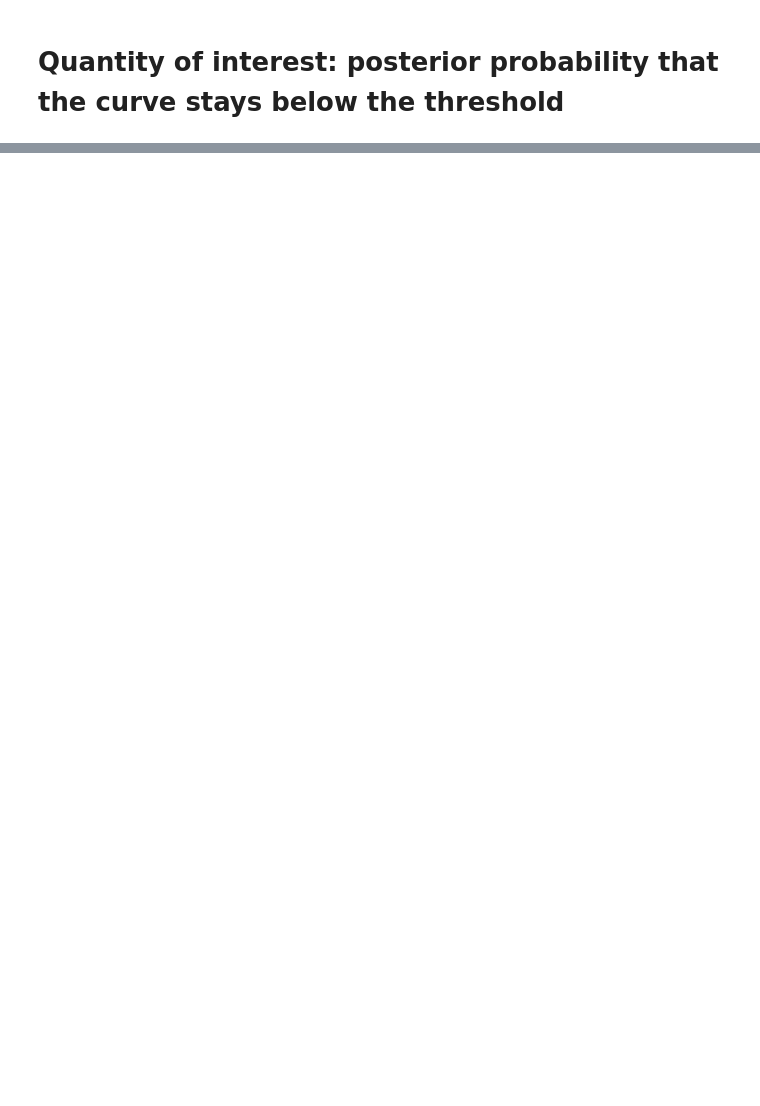
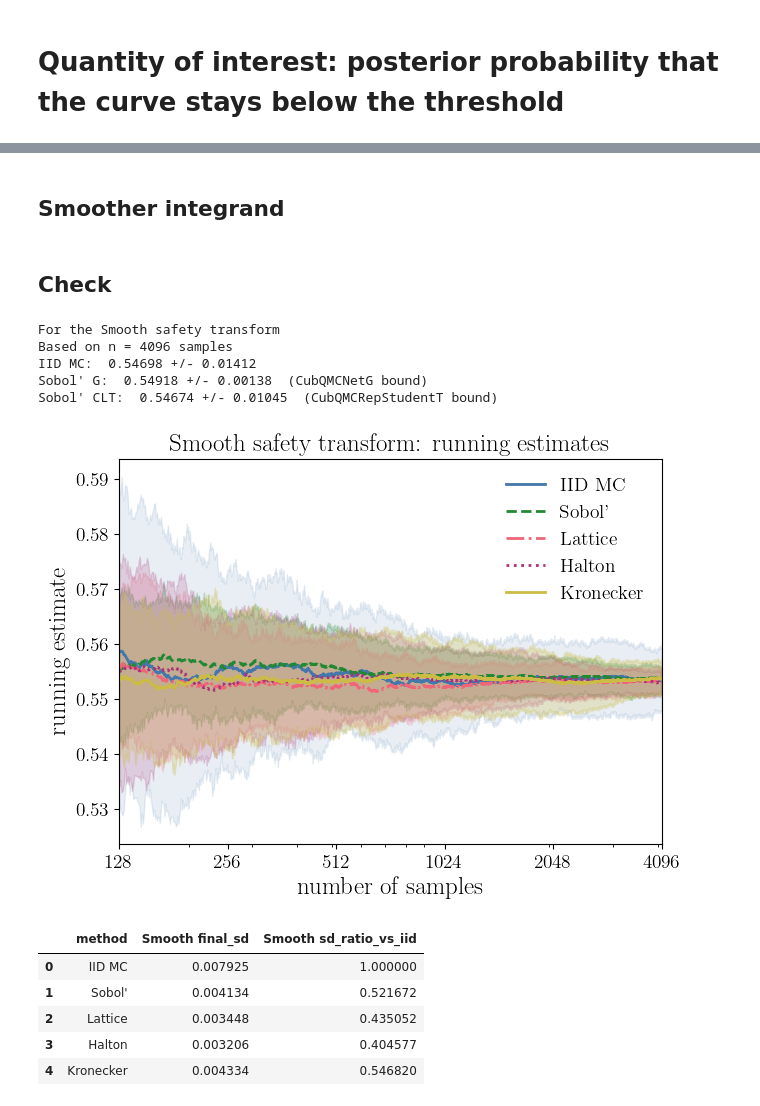
Before and after one commit to fjhickernell/MCQMC26, a Jupyter notebook: notebooks/MCQMC2026_Example.ipynb, the cells around one changed output, grey strips where cells are left out. Drawn from its saved outputs; the diff is of its cells as text; code cells hidden in the pictures; blank space fills up the shorter version.

```diff
--- a/notebooks/MCQMC2026_Example.ipynb
+++ b/notebooks/MCQMC2026_Example.ipynb
@@ -408,0 +767,50 @@ TypeError: savefig() takes 1 positional argument but 2 were given
+# %% [markdown]
+## Smoother integrand
+# %%
+def smooth_safety_integrand(u, lam=20):
+    u = np.asarray(u)
+    u = np.clip(u, np.finfo(float).eps, 1 - np.finfo(float).eps)
+
+    z = stats.norm.ppf(u)
+    f_samples = post_mean + z @ L_post.T
+
+    exceedance = np.maximum(f_samples - threshold, 0)
+    max_exceedance = np.max(exceedance, axis=-1)
+
+    return np.exp(-lam * max_exceedance)
+
+transforms["smooth"] = {
+    "label": "Smooth safety transform",
+    "short_label": "Smooth",
+    "integrand": smooth_safety_integrand,
+    "savefig_suffix": "smooth",
+}
+
+transform_key = "smooth"
+# %% [markdown]
+## Check
+# %%
+check_transform_estimates(transform_key)
+print(transforms[transform_key]["check"]["message"])
+# %% [output]
+For the Smooth safety transform
+Based on n = 4096 samples
+IID MC:  0.54698 +/- 0.01412
+Sobol' G:  0.54918 +/- 0.00138  (CubQMCNetG bound)
+Sobol' CLT:  0.54674 +/- 0.01045  (CubQMCRepStudentT bound)
+# %%
+running, summary = run_transform_benchmark(
+    transform_key,
+    n=n,
+    n_min_plot=n_min_plt,
+)
+
+transforms[transform_key]["summary"]
+# %% [output]
+[figure, added]
+|  | method | Smooth final_sd | Smooth sd_ratio_vs_iid |
+| 0 | IID MC | 0.007925 | 1.000000 |
+| 1 | Sobol' | 0.004134 | 0.521672 |
+| 2 | Lattice | 0.003448 | 0.435052 |
+| 3 | Halton | 0.003206 | 0.404577 |
+| 4 | Kronecker | 0.004334 | 0.546820 |
```
Also changed, not shown: parts of 30 cells of this notebook.
